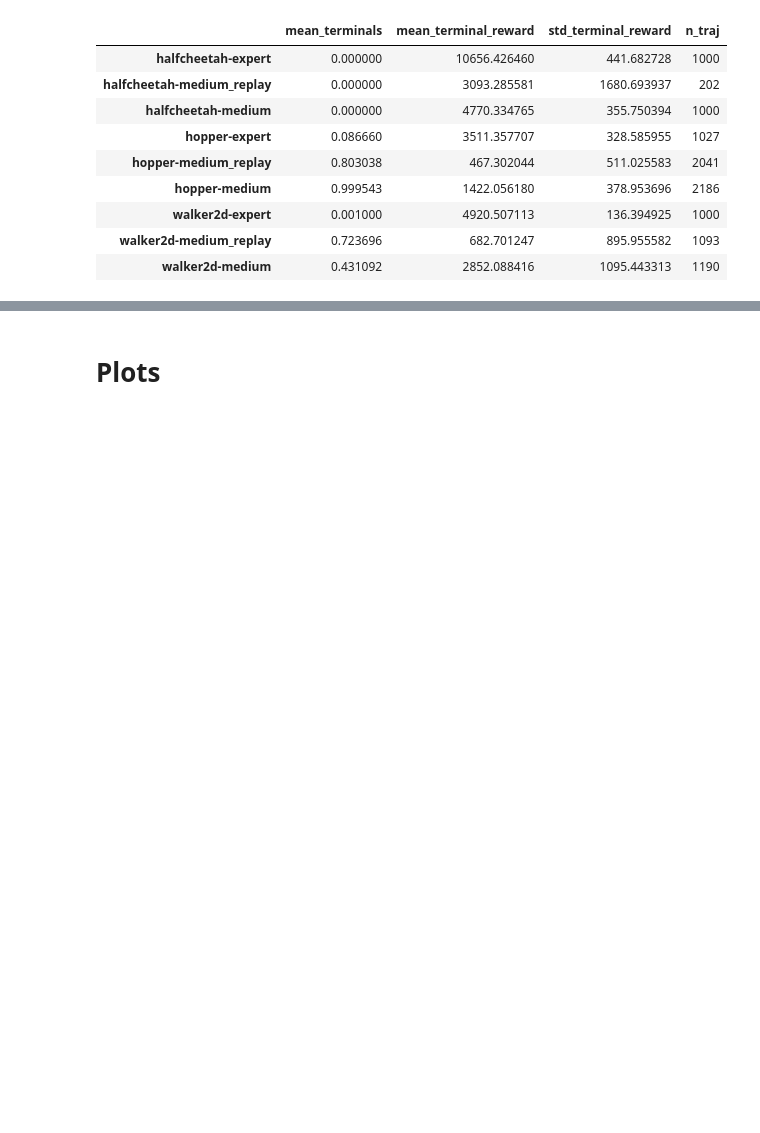
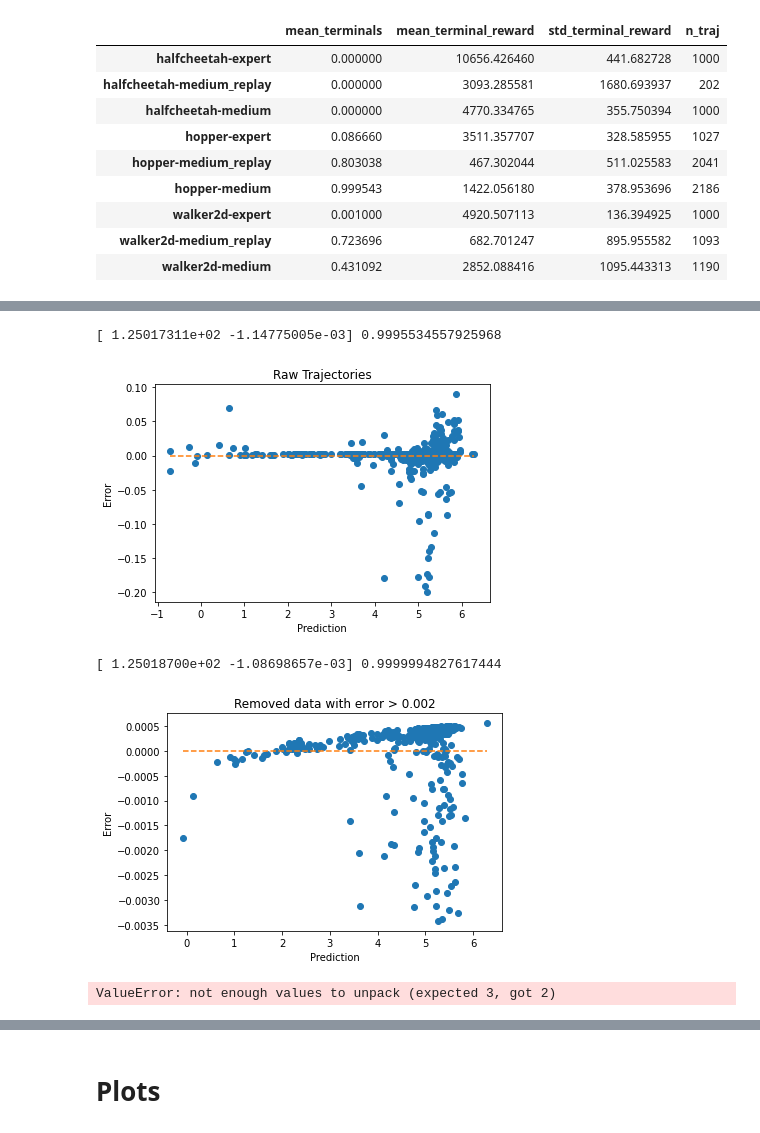
Before and after one commit to TheGoldenChicken/decision_transformer, a Jupyter notebook: gym/data_analysis.ipynb, the cells around one changed output, grey strips where cells are left out. Saved outputs shown, nothing was run; the diff lists cells and outputs as text; code cells hidden in the pictures; blank space fills up the shorter version.

```diff
--- a/gym/data_analysis.ipynb
+++ b/gym/data_analysis.ipynb
@@ -151,35 +157,47 @@ ctrl_cost = get_control_cost(data_temp['actions'])
 # healthy_reward = np.array(~data_temp['terminals'], dtype=int)
 target_reward = data_temp['rewards'][:-1]
 
 # define xs
 X = np.stack((forward_reward, ctrl_cost[:-1]), axis=0).T
 
 reg = LinearRegression().fit(X, target_reward)
 predictions = reg.predict(X)
 r_score = reg.score(X, target_reward)
 
 print(reg.coef_, r_score) # (forward_reward_weight, ctrl_cost_weight, healthy_reward), r_score
 
 plt.scatter(predictions, predictions - target_reward, c='C0')
 plt.hlines(0, min(predictions), max(predictions), linestyles='--', colors='C1')
+plt.xlabel("Prediction")
+plt.ylabel("Error")
+plt.title("Raw Trajectories")
 plt.show()
 
 
 # mask for points with low error
-mask = abs(predictions - target_reward ) < 0.002
+tolerance = 0.002
+mask = abs(predictions - target_reward ) < tolerance
 
 X_masked = np.stack((forward_reward, ctrl_cost[:-1]), axis=0).T[mask]
 target_reward_masked = data_temp['rewards'][:-1][mask]
 
-reg = LinearRegression().fit(X_masked, target_reward_masked)
+reg = LinearRegression().fit(X_masked, target_reward_masked, healthy_reward[1:])
 predictions = reg.predict(X_masked)
 r_score = reg.score(X_masked, target_reward_masked)
 
 print(reg.coef_, r_score) # (forward_reward_weight, ctrl_cost_weight, healthy_reward), r_score
 
 plt.scatter(predictions, predictions - target_reward_masked, c='C0')
+plt.xlabel("Prediction")
+plt.ylabel("Error")
+plt.title("Removed data with error > 0.002")
 plt.hlines(0, min(predictions), max(predictions), linestyles='--', colors='C1')
 plt.show()
+# %% [output]
+[ 1.25017311e+02 -1.14775005e-03] 0.9995534557925968
+[figure, added]
+[ 1.25018700e+02 -1.08698657e-03] 0.9999994827617444
+[figure, added]
 # %%
 forward_reward_weights, ctrl_cost_weights, healthy_rewards, r_scores = [], [], [], []
 
@@ -188,8 +206,8 @@ for idx in idxs:
     total_dict = concatenated_train_data[idx]
 
     if 1:
-        (forward_reward_weight, ctrl_cost_weight, healthy_reward), r_score = get_coef(total_dict)
-
+        reg_coef, _, r_score = get_coef(total_dict)
+        forward_reward_weight, ctrl_cost_weight, healthy_reward = reg_coef.coef_
         forward_reward_weights.append(forward_reward_weight)
         ctrl_cost_weights.append(ctrl_cost_weight)
         healthy_rewards.append(healthy_reward)
@@ -204,6 +222,8 @@ df_train_data['forward_reward_weight'] = forward_reward_weights
 df_train_data['ctrl_cost_weight'] = ctrl_cost_weights
 df_train_data['healthy_reward'] = healthy_rewards
 df_train_data['r_score'] = r_scores
+# %% [output]
+ValueError: not enough values to unpack (expected 3, got 2)
 # %%
 df_train_data
 # %%
```
Also changed, not shown: parts of 6 cells of this notebook, 1 other file.
